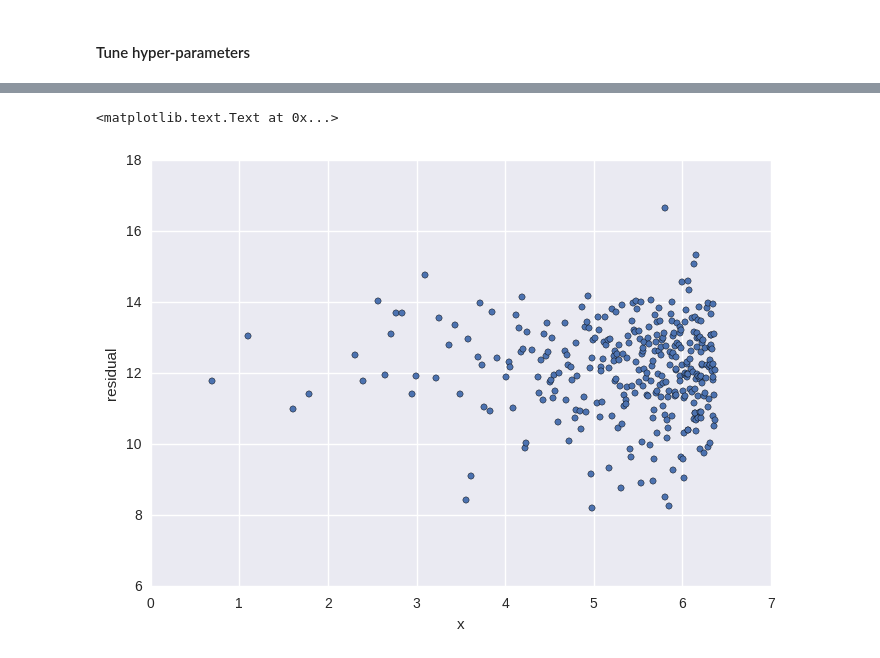
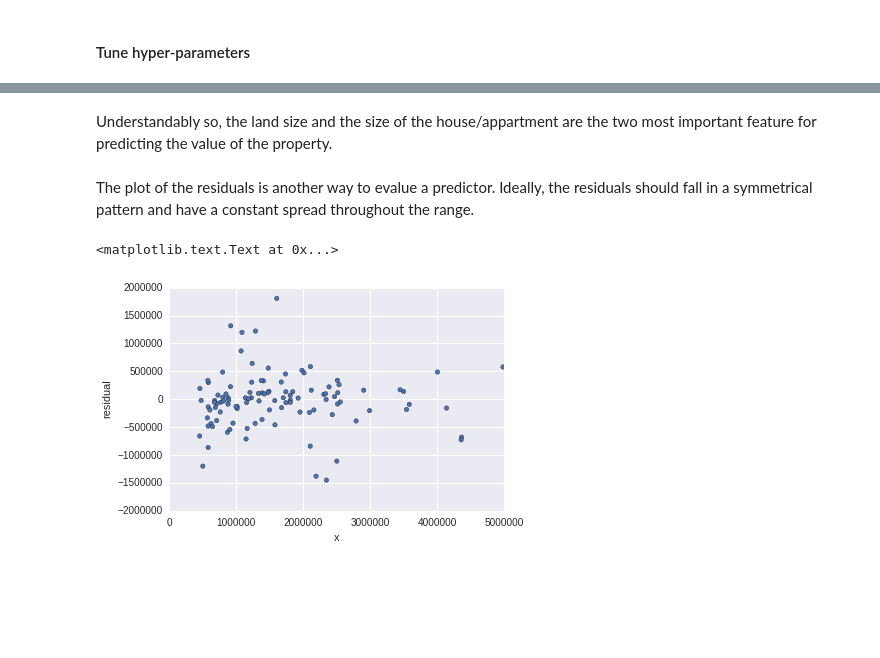
Before and after one commit to alpha-ibrahim/Talks, a Jupyter notebook: Talks-pydata_meetup/Model selection and evaluation.ipynb, the cells around one changed output, grey strips where cells are left out. Cells and saved outputs as stored; diff of their text form; code cells hidden in the pictures; blank space fills up the shorter version.

```diff
--- a/Talks-pydata_meetup/Model selection and evaluation.ipynb
+++ b/Talks-pydata_meetup/Model selection and evaluation.ipynb
@@ -51,8 +51,3 @@ data.head()
 | 3 | Western Cape | Southern Suburbs | Athlone | none | DS HSE | 505.0 | 72.0 | Good | 56.0 | ... |
 | 4 | Western Cape | Southern Suburbs | Athlone | none | SS HSE | 217.0 | 74.0 | Good | 38.0 | ... |
 5 rows × 24 columns
-# %%
-data['sales_price_ranked'] = data['sales_price'].rank(ascending=1)
-data.head()
-print "Minimum sale price", data[['sales_price']].min()
-print "Maximum sale price", data[['sales_price']].max()
@@ -134,5 +112,5 @@ In this section, we will prepare the data for modeling, training and testing.
 # %%
- data.drop(['list_price','region', 'area', 'buyer_source', 'buyer_origin_country','finance_type', 'buyer_origin_region', 'value_of_thing', 'sales_price_ranked', 'price_bins', 'percentage_list_price', 'price_percentage_bins' ], axis = 1, inplace = True)
+data.drop(['list_price','region', 'area', 'buyer_source', 'buyer_origin_country','finance_type', 'buyer_origin_region', 'value_of_thing', 'price_bins', 'percentage_list_price', 'price_percentage_bins' ], axis = 1, inplace = True)
 data.head()
 # %% [output]
 |  | suburb | subsuburb | type | land_size | dwell_size | condition | property_age | beds | baths | ... |
@@ -332,24 +324,20 @@ vs.ModelLearning(X_all, y_all)
 # %% [markdown]
 #### Tune hyper-parameters
 # %%
-
-#from sklearn.tree import DecisionTreeRegressor
-#from sklearn.metrics import fbeta_score, make_scorer
-#from sklearn.model_selection import GridSearchCV
 #from sklearn import grid_search
 from sklearn.grid_search import GridSearchCV
 
 def fit_model(X, y):
-    """ Performs grid search over the 'max_depth' parameter for a
-        decision tree regressor trained on the input data [X, y]. """
+    """ Performs grid search over a set of parameters for a
+        random forest regressor trained on the input data [X, y]. """
 
     # Create cross-validation sets from the training data
     cv_sets = ShuffleSplit(X.shape[0], n_iter = 10, test_size = 0.20, random_state = 0)
     print cv_sets
-    # TODO: Create a decision tree regressor object
+    # Create a random forest regressor object
     regressor = ensemble.RandomForestRegressor(random_state = 0, n_jobs = -1)
 
-    # TODO: Create a dictionary for the parameter 'max_depth' with a range from 1 to 10
+    # Create a dictionary for the parameters to search over
     params = {
         'n_estimators': [10, 100, 200],
         'max_depth': range(1,20),
@@ -357,10 +345,10 @@ def fit_model(X, y):
 
     }
 
-    # TODO: Transform 'performance_metric' into a scoring function using 'make_scorer'
+    # ransform 'performance_metric' into a scoring function using 'make_scorer'
     scoring_fnc = make_scorer(performance_metric, greater_is_better=True)
 
-    # TODO: Create the grid search object
+    # Create the grid search object
     grid = GridSearchCV(estimator=regressor, param_grid=params, scoring=scoring_fnc, cv=cv_sets)
 
     # Fit the grid search object to the data to compute the optimal model
@@ -440,12 +403,16 @@ land_size            0.464146
+# %% [markdown]
+Understandably so, the land size and the size of the house/appartment are the two most important feature for predicting the value of the property.
+# %% [markdown]
+The plot of the residuals is another way to evalue a predictor. Ideally, the residuals should fall in a symmetrical pattern and have a constant spread throughout the range.
 # %%
-residuals = reg.predict(X_test) - y_test
+residuals = y_test - reg.predict(X_test)
 x = range(0,len(residuals))
 
 len(x)
 df = pd.DataFrame()
-df['x'] = x
+df['x'] = reg.predict(X_test)
 df['y'] = residuals
-np.log(df).plot(x = 'x', y= 'y', kind='scatter', legend=False).set_ylabel("residual")
+df.plot(x = 'x', y= 'y', kind='scatter', legend=False, xlim = [0,5e6], ylim = [-2e6,2e6]).set_ylabel("residual")
 # %% [output]
 <matplotlib.text.Text at 0x...>
-[figure, old version]
+[figure, new version]
```
Also changed, not shown: parts of 34 cells of this notebook, 3 other files.
